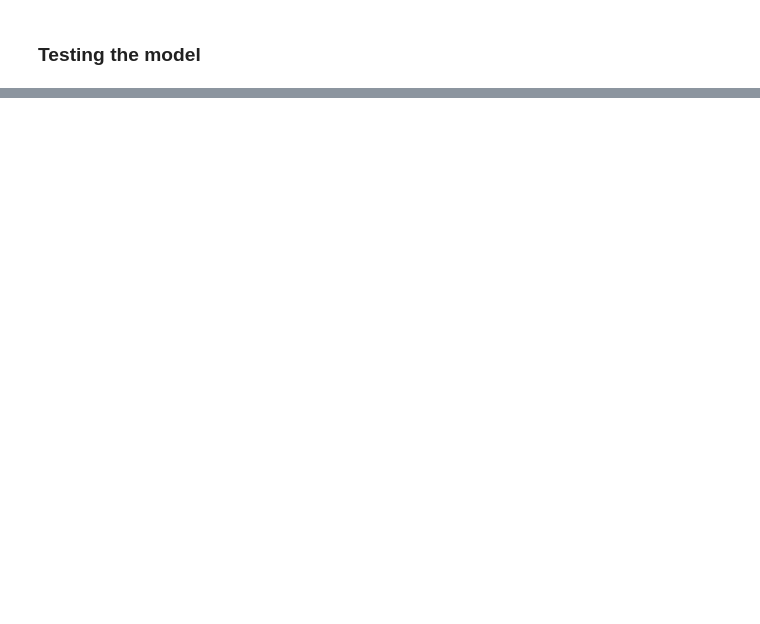
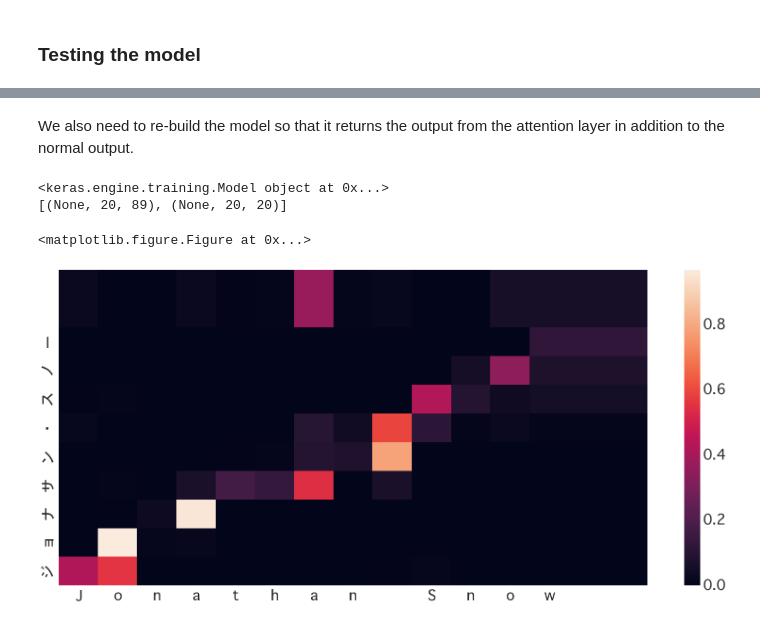
Before and after one commit to wanasit/katakana, a Jupyter notebook: notebooks/Attention-based Sequence-to-Sequence in Keras.ipynb, the cells around one changed output, grey strips where cells are left out. Drawn from its saved outputs; the diff is of its cells as text; code cells hidden in the pictures; blank space fills up the shorter version.

Commit message:
Update the notebook for attention model

```diff
--- a/notebooks/Attention-based Sequence-to-Sequence in Keras.ipynb
+++ b/notebooks/Attention-based Sequence-to-Sequence in Keras.ipynb
@@ -136,5 +140,5 @@ decoder_output Tensor("time_distributed_6/Reshape_1:0", shape=(?, 20, 89), dtype
 # %%
-model = Model(inputs=[encoder_input, decoder_input], outputs=[decoder_output])
+model = Model(inputs=[encoder_input, decoder_input], outputs=[output])
 model.compile(optimizer='adam', loss='binary_crossentropy')
 # %% [markdown]
 ## Training the model
@@ -271,0 +250,50 @@ plt.show()
+# %% [markdown]
+We also need to re-build the model so that it returns the output from the attention layer in addition to the normal output.
+# %%
+attention_layer = model.get_layer('attention') # or model.layers[7]
+attention_model = Model(inputs=model.inputs, outputs=model.outputs + [attention_layer.output])
+
+print(attention_model)
+print(attention_model.output_shape)
+# %% [output]
+<keras.engine.training.Model object at 0x...>
+[(None, 20, 89), (None, 20, 20)]
+# %%
+%matplotlib inline
+import matplotlib
+import matplotlib.pyplot as plt
+import seaborn
+
+seaborn.set(font=['Osaka'], font_scale=3)
+
+def attent_and_generate(text):
+    encoder_input = encoding.transform(input_encoding, [text.lower()], 20)
+    decoder_input = np.zeros(shape=(len(encoder_input), OUTPUT_LENGTH))
+    decoder_input[:,0] = encoding.CHAR_CODE_START
+
+    for i in range(1, OUTPUT_LENGTH):
+        output, attention = attention_model.predict([encoder_input, decoder_input])
+        decoder_input[:,i] = output.argmax(axis=2)[:,i]
+        attention_density = attention[0]
+        decoded_output = decode(output_decoding, decoder_input[0][1:])
+
+    return attention_density, decoded_output
+
+
+def visualize(text):
+    attention_density, katakana = attent_and_generate(text)
+
+    plt.clf()
+    plt.figure(figsize=(28,12))
+
+    ax = seaborn.heatmap(attention_density[:len(katakana) + 2, : len(text) + 2],
+        xticklabels=[w for w in text],
+        yticklabels=[w for w in katakana])
+
+    ax.invert_yaxis()
+    plt.show()
+# %%
+visualize('Jonathan Snow')
+# %% [output]
+<matplotlib.figure.Figure at 0x...>
+[figure, added]
```
Also changed, not shown: parts of 14 cells of this notebook, 1 other file.
